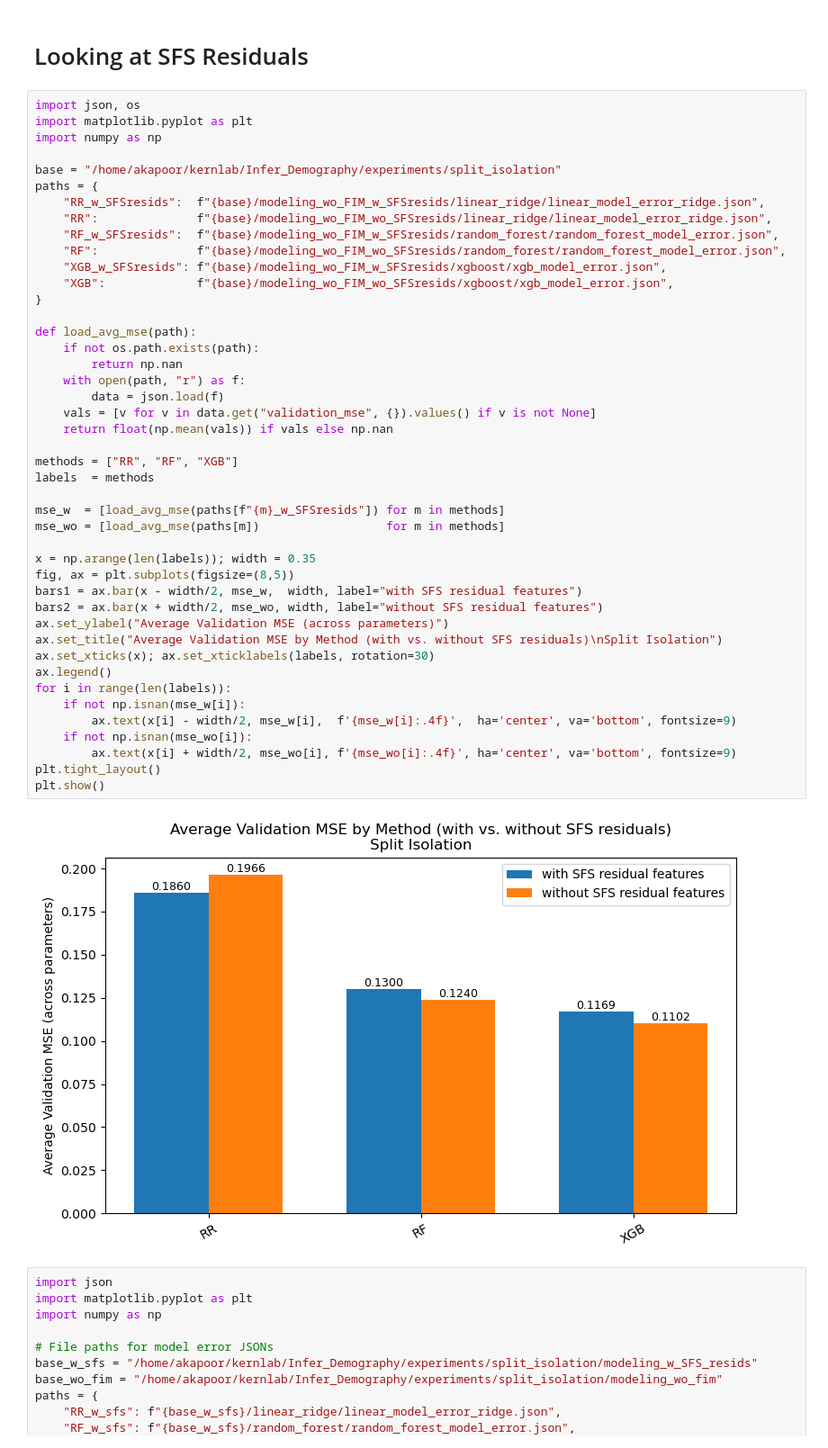
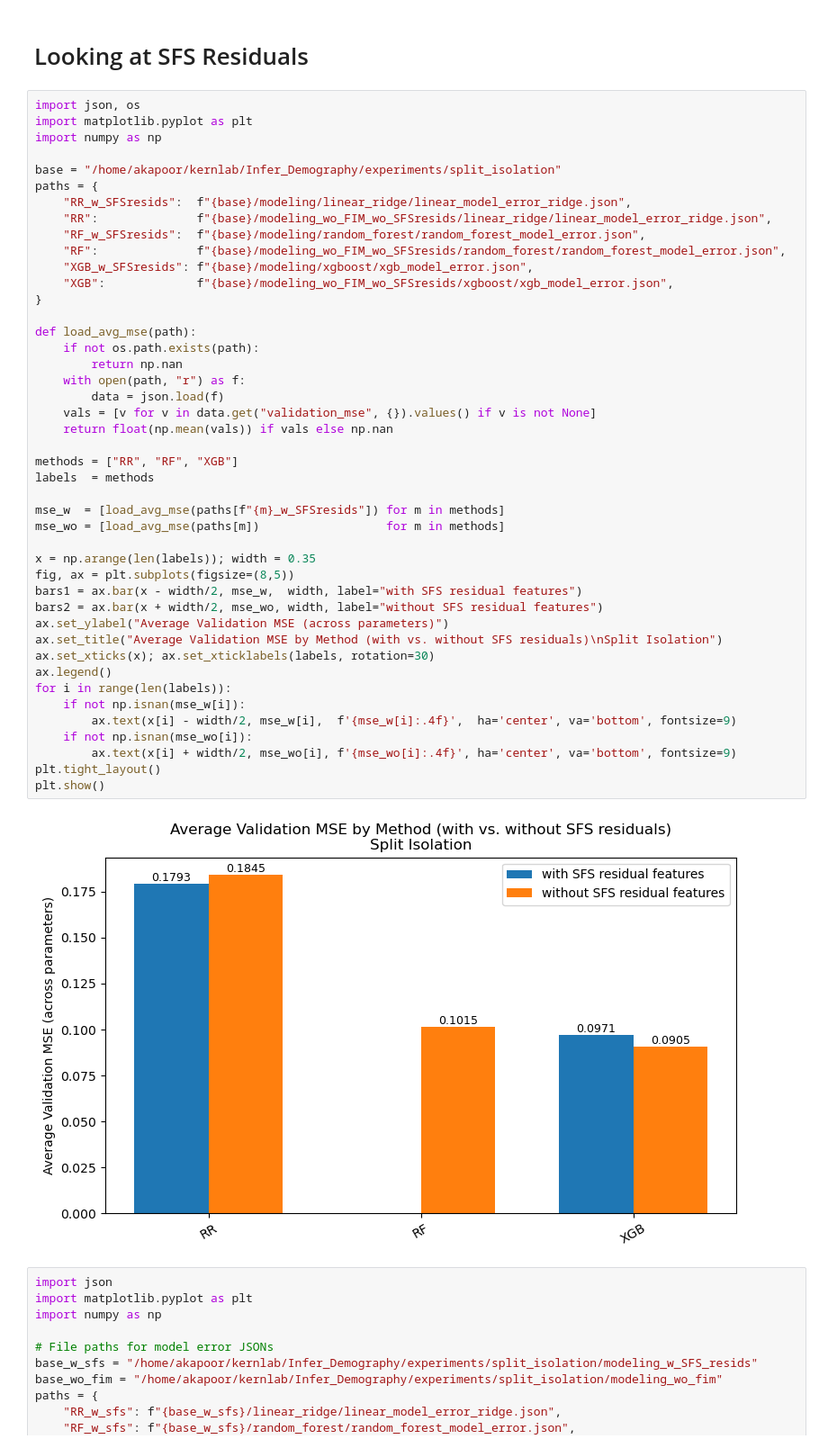
Before and after one commit to ak1376/Infer_Demography, a Jupyter notebook: notebooks/visualization.ipynb, the cells around one changed output. Shown at 90% size. Cells and saved outputs as stored; diff of their text form.

```diff
--- a/notebooks/visualization.ipynb
+++ b/notebooks/visualization.ipynb
@@ -1002,45 +1002,45 @@ import numpy as np
 
 base = "/home/akapoor/kernlab/Infer_Demography/experiments/split_isolation"
 paths = {
-    "RR_w_SFSresids":  f"{base}/modeling_wo_FIM_w_SFSresids/linear_ridge/linear_model_error_ridge.json",
+    "RR_w_SFSresids":  f"{base}/modeling/linear_ridge/linear_model_error_ridge.json",
     "RR":              f"{base}/modeling_wo_FIM_wo_SFSresids/linear_ridge/linear_model_error_ridge.json",
-    "RF_w_SFSresids":  f"{base}/modeling_wo_FIM_w_SFSresids/random_forest/random_forest_model_error.json",
+    "RF_w_SFSresids":  f"{base}/modeling/random_forest/random_forest_model_error.json",
     "RF":              f"{base}/modeling_wo_FIM_wo_SFSresids/random_forest/random_forest_model_error.json",
-    "XGB_w_SFSresids": f"{base}/modeling_wo_FIM_w_SFSresids/xgboost/xgb_model_error.json",
+    "XGB_w_SFSresids": f"{base}/modeling/xgboost/xgb_model_error.json",
     "XGB":             f"{base}/modeling_wo_FIM_wo_SFSresids/xgboost/xgb_model_error.json",
 }
 
 def load_avg_mse(path):
     if not os.path.exists(path):
         return np.nan
     with open(path, "r") as f:
         data = json.load(f)
     vals = [v for v in data.get("validation_mse", {}).values() if v is not None]
     return float(np.mean(vals)) if vals else np.nan
 
 methods = ["RR", "RF", "XGB"]
 labels  = methods
 
 mse_w  = [load_avg_mse(paths[f"{m}_w_SFSresids"]) for m in methods]
 mse_wo = [load_avg_mse(paths[m])                  for m in methods]
 
 x = np.arange(len(labels)); width = 0.35
 fig, ax = plt.subplots(figsize=(8,5))
 bars1 = ax.bar(x - width/2, mse_w,  width, label="with SFS residual features")
 bars2 = ax.bar(x + width/2, mse_wo, width, label="without SFS residual features")
 ax.set_ylabel("Average Validation MSE (across parameters)")
 ax.set_title("Average Validation MSE by Method (with vs. without SFS residuals)\nSplit Isolation")
 ax.set_xticks(x); ax.set_xticklabels(labels, rotation=30)
 ax.legend()
 for i in range(len(labels)):
     if not np.isnan(mse_w[i]):
         ax.text(x[i] - width/2, mse_w[i],  f'{mse_w[i]:.4f}',  ha='center', va='bottom', fontsize=9)
     if not np.isnan(mse_wo[i]):
         ax.text(x[i] + width/2, mse_wo[i], f'{mse_wo[i]:.4f}', ha='center', va='bottom', fontsize=9)
 plt.tight_layout()
 plt.show()
 # %% [output]
-[figure, old version]
+[figure, new version]
 # %%
 import json
 import matplotlib.pyplot as plt
```
Also changed, not shown: 7 other files.
